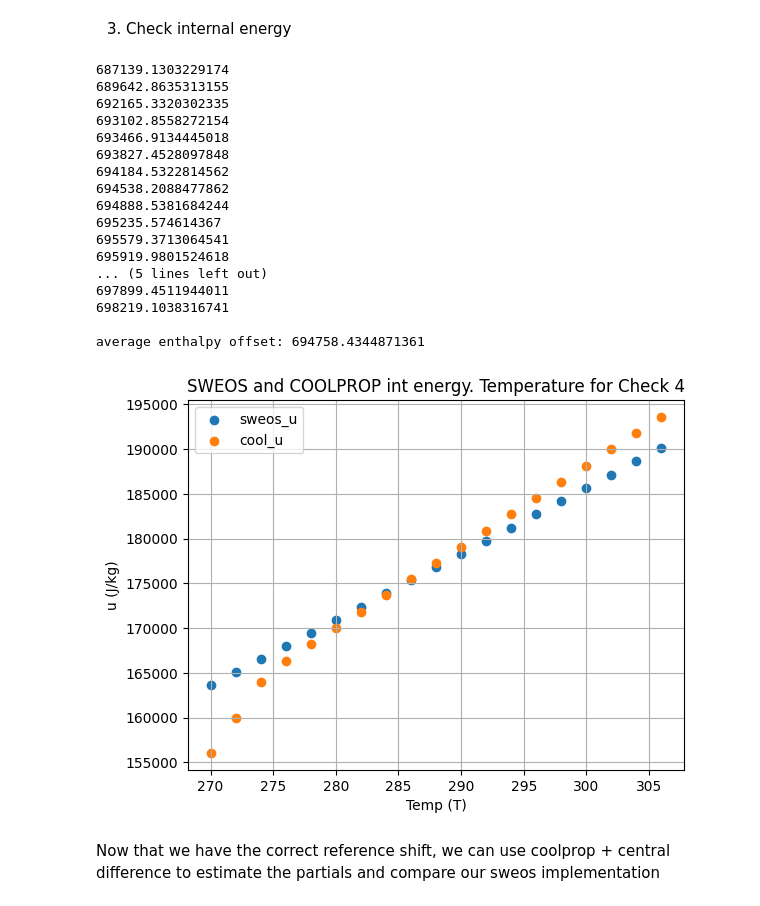
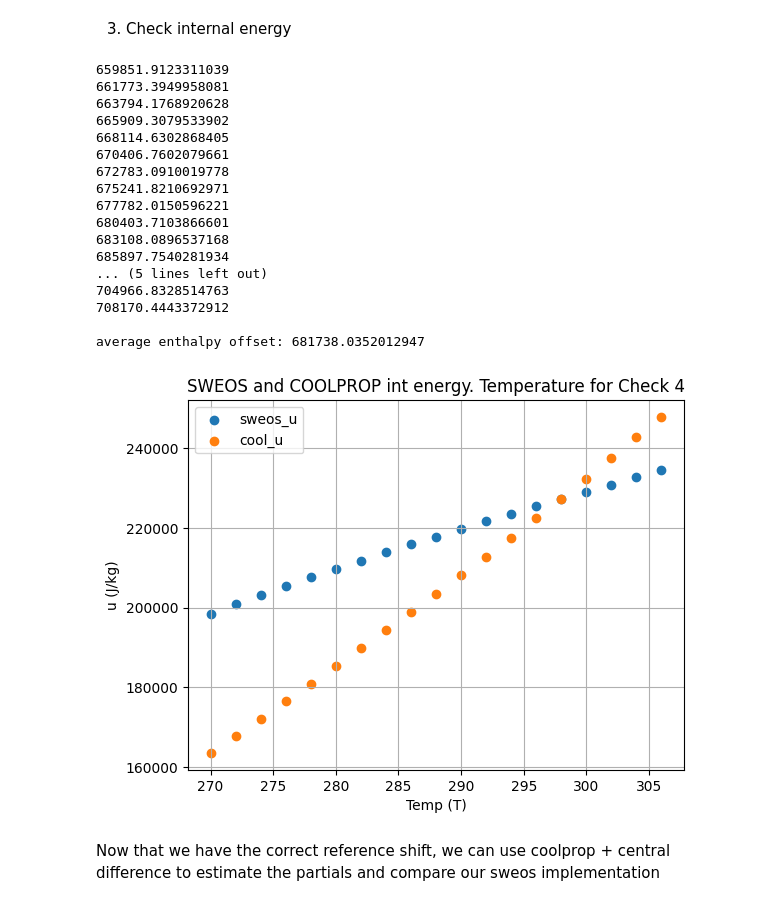
Before and after one commit to rwright403/king_hybrid, a Jupyter notebook: src/thermo_property_lookup/12-jun-2025.ipynb, the cells around one changed output. Drawn from its saved outputs; the diff is of its cells as text; code cells hidden in the pictures.

```diff
--- a/src/thermo_property_lookup/12-jun-2025.ipynb
+++ b/src/thermo_property_lookup/12-jun-2025.ipynb
@@ -328,53 +328,53 @@ def thermo_span_wagner(rho, T, param):
 
 
 # NEED ISOCHORIC PROPERTIES
-RHO = 900
+RHO = 650
 temp_arr = [270,272,274,276,278,280,282,284,286,288,290,292,294,296,298,300,302,304,306]
 sweos_u =[]
 cool_u = []
 
 offsets = []
 
 for T in temp_arr:
     sweos_u.append( thermo_span_wagner(RHO, T, 'u') +  694758.4344871361 )
     cool_u.append( CP.PropsSI('U', 'T', T, 'D', RHO, 'N2O') )
 
     print(CP.PropsSI('U', 'T', T, 'D', RHO, 'N2O') - thermo_span_wagner(RHO, T, 'u')  )
 
     offsets.append( CP.PropsSI('U', 'T', T, 'D', RHO, 'N2O') - thermo_span_wagner(RHO, T, 'u') )
 
 
 average = sum(offsets) / len(offsets)
 print(f"\naverage enthalpy offset: {average}\n")
 
 
 plt.scatter(temp_arr, sweos_u, label = "sweos_u")
 plt.scatter(temp_arr, cool_u, label = "cool_u")
 plt.xlabel('Temp (T)')
 plt.ylabel('u (J/kg)')
 plt.title('SWEOS and COOLPROP int energy. Temperature for Check 4')
 plt.legend()
 plt.grid(True)
 plt.show()
 # %% [output]
-687139.1303229174
-689642.8635313155
-692165.3320302335
-693102.8558272154
-693466.9134445018
-693827.4528097848
-694184.5322814562
-694538.2088477862
-694888.5381684244
-695235.574614367
-695579.3713064541
-695919.9801524618
+659851.9123311039
+661773.3949958081
+663794.1768920628
+665909.3079533902
+668114.6302868405
+670406.7602079661
+672783.0910019778
+675241.8210692971
+677782.0150596221
+680403.7103866601
+683108.0896537168
+685897.7540281934
 ... (5 lines left out)
-697899.4511944011
-698219.1038316741
+704966.8328514763
+708170.4443372912
 
-average enthalpy offset: 694758.4344871361
+average enthalpy offset: 681738.0352012947
-[figure, old version]
+[figure, new version]
 # %% [markdown]
 Now that we have the correct reference shift, we can use coolprop + central difference to estimate the partials and compare our sweos implementation
 # %%
```
Also changed, not shown: parts of 3 cells of this notebook, 1 other file.
